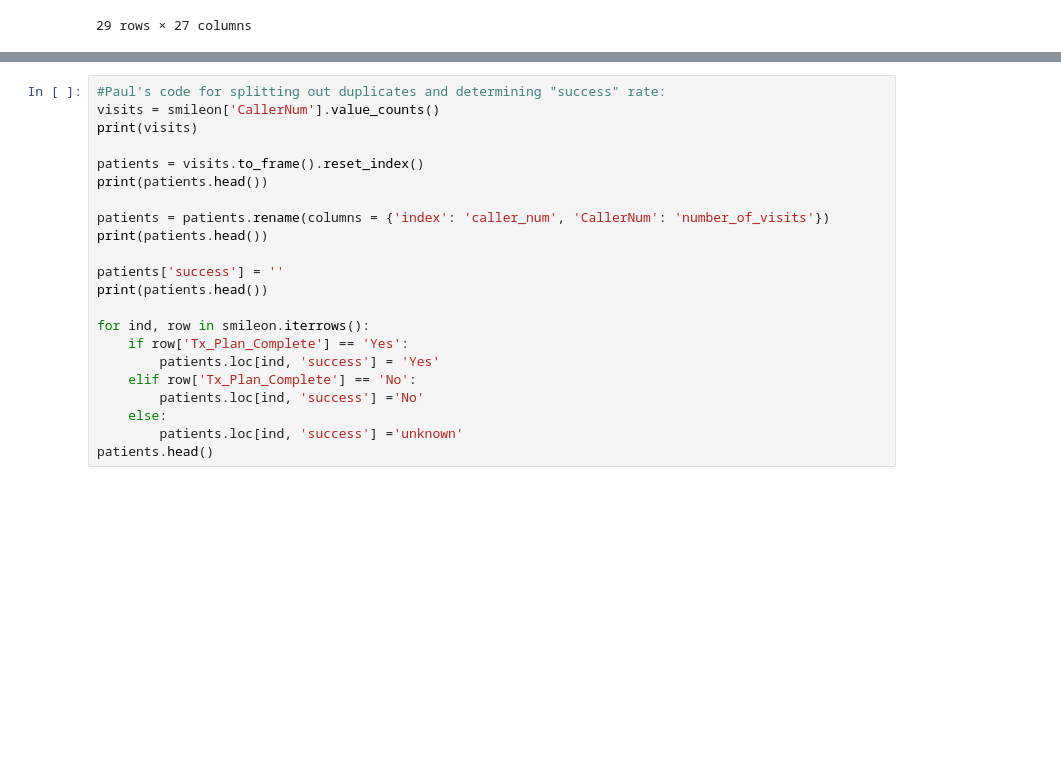
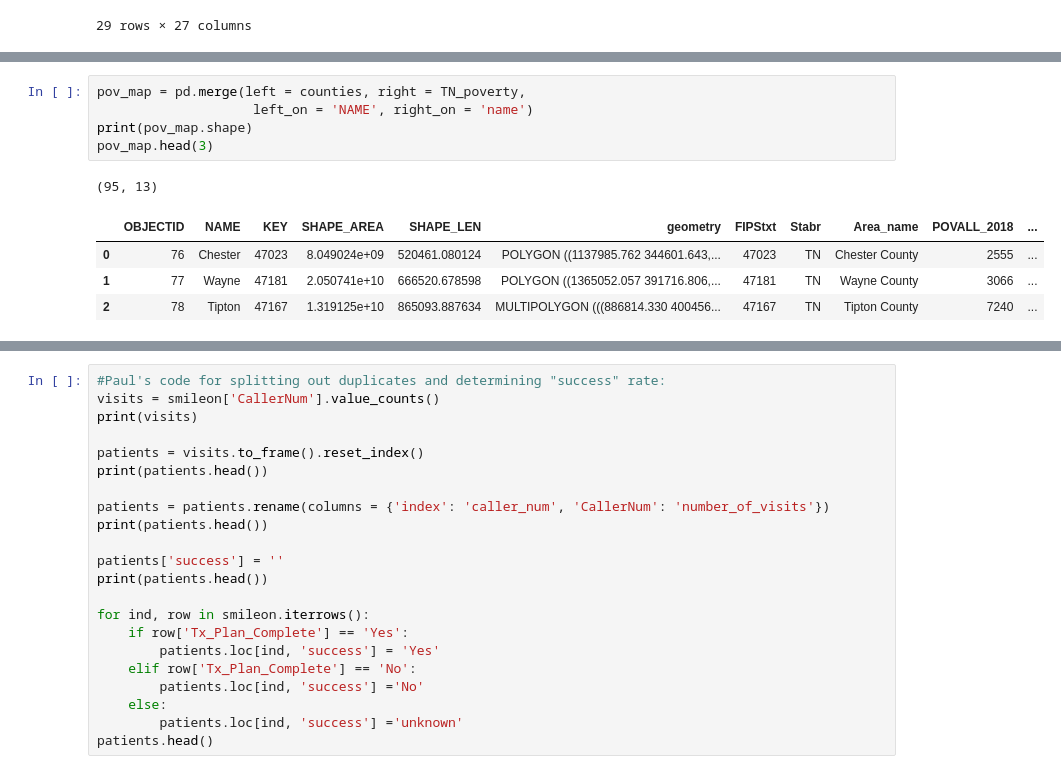
Before and after one commit to bsfcs/smile-on-spiderman, a Jupyter notebook: notebooks/smile_on.ipynb, the cells around one changed output, grey strips where cells are left out. Cells and saved outputs as stored; diff of their text form; blank space fills up the shorter version.

```diff
--- a/notebooks/smile_on.ipynb
+++ b/notebooks/smile_on.ipynb
@@ -345,0 +478,11 @@ CallerNums.get_group(2416076)
+# %%
+pov_map = pd.merge(left = counties, right = TN_poverty,
+                    left_on = 'NAME', right_on = 'name')
+print(pov_map.shape)
+pov_map.head(3)
+# %% [output]
+(95, 13)
+|  | OBJECTID | NAME | KEY | SHAPE_AREA | SHAPE_LEN | geometry | FIPStxt | Stabr | Area_name | POVALL_2018 | ... |
+| 0 | 76 | Chester | 47023 | 8.049024e+09 | 520461.080124 | POLYGON ((1137985.762 344601.643,... | 47023 | TN | Chester County | 2555 | ... |
+| 1 | 77 | Wayne | 47181 | 2.050741e+10 | 666520.678598 | POLYGON ((1365052.057 391716.806,... | 47181 | TN | Wayne County | 3066 | ... |
+| 2 | 78 | Tipton | 47167 | 1.319125e+10 | 865093.887634 | MULTIPOLYGON (((886814.330 400456... | 47167 | TN | Tipton County | 7240 | ... |
```
Also changed, not shown: parts of 22 cells of this notebook.
